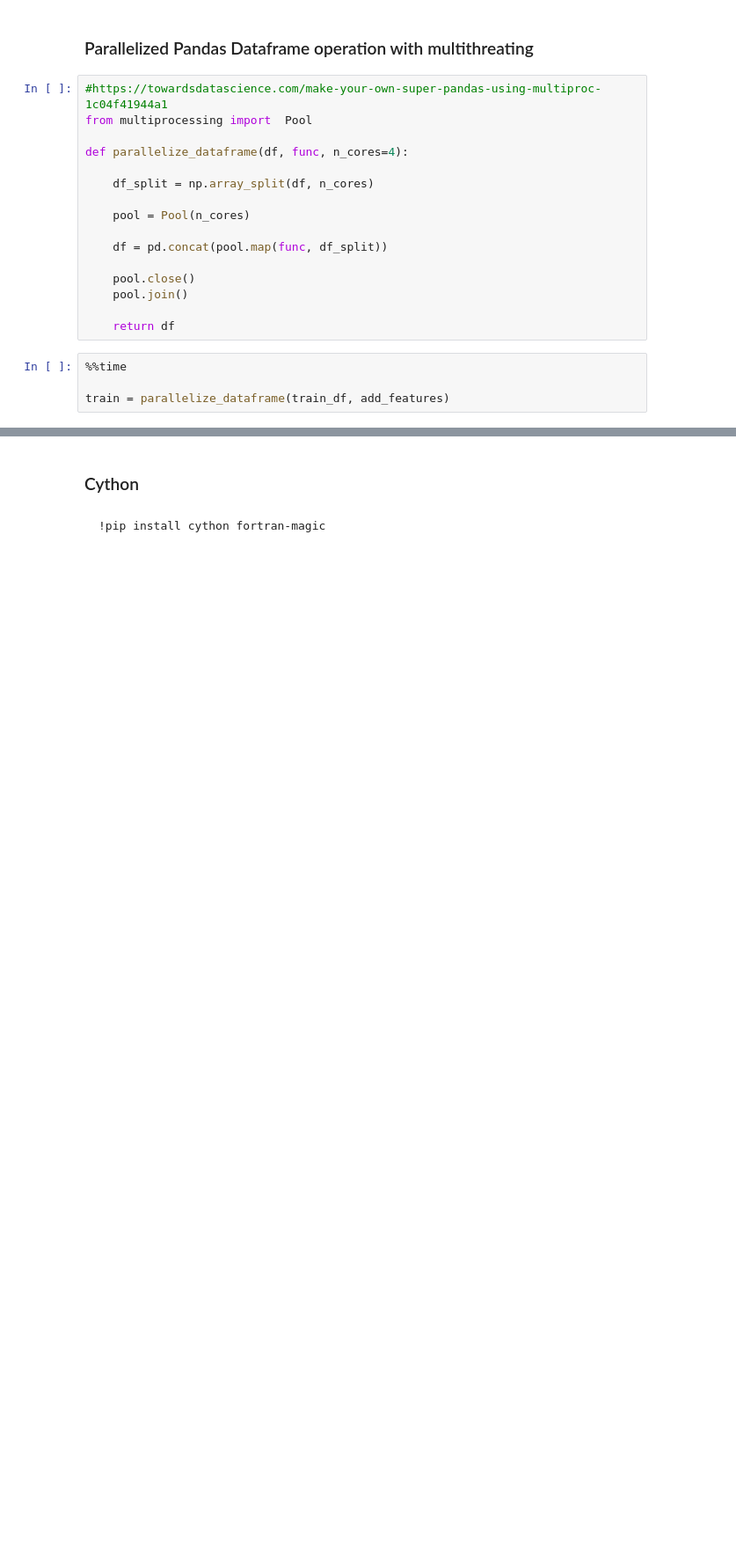
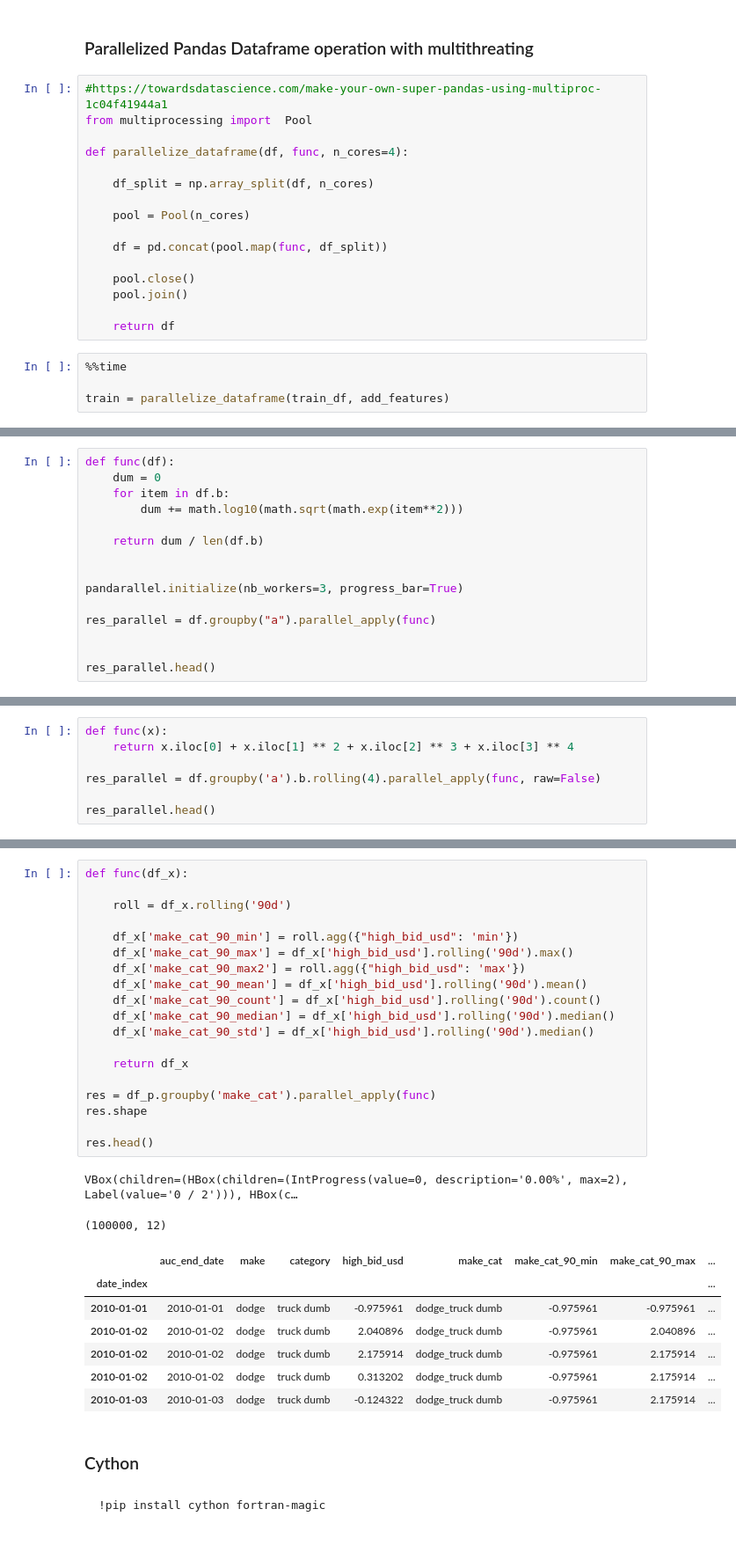
Before and after one commit to leandroohf/ds_pragmatic_programming, a Jupyter notebook: ds_pragmatic_programming_python.ipynb, the cells around one changed output, grey strips where cells are left out. Shown: that part at 88% size. Drawn from its saved outputs; the diff is of its cells as text; blank space fills up the shorter version.

```diff
--- a/ds_pragmatic_programming_python.ipynb
+++ b/ds_pragmatic_programming_python.ipynb
@@ -2835,0 +2863,15 @@ train = parallelize_dataframe(train_df, add_features)
+# %%
+def func(df):
+    dum = 0
+    for item in df.b:
+        dum += math.log10(math.sqrt(math.exp(item**2)))
+
+    return dum / len(df.b)
+
+
+pandarallel.initialize(nb_workers=3, progress_bar=True)
+
+res_parallel = df.groupby("a").parallel_apply(func)
+
+
+res_parallel.head()
@@ -2835,0 +2904,7 @@ train = parallelize_dataframe(train_df, add_features)
+# %%
+def func(x):
+    return x.iloc[0] + x.iloc[1] ** 2 + x.iloc[2] ** 3 + x.iloc[3] ** 4
+
+res_parallel = df.groupby('a').b.rolling(4).parallel_apply(func, raw=False)
+
+res_parallel.head()
@@ -2836,3 +3008,32 @@ train = parallelize_dataframe(train_df, add_features)
+# %%
+def func(df_x):
+
+    roll = df_x.rolling('90d')
+
+    df_x['make_cat_90_min'] = roll.agg({"high_bid_usd": 'min'})
+    df_x['make_cat_90_max'] = df_x['high_bid_usd'].rolling('90d').max()
+    df_x['make_cat_90_max2'] = roll.agg({"high_bid_usd": 'max'})
+    df_x['make_cat_90_mean'] = df_x['high_bid_usd'].rolling('90d').mean()
+    df_x['make_cat_90_count'] = df_x['high_bid_usd'].rolling('90d').count()
+    df_x['make_cat_90_median'] = df_x['high_bid_usd'].rolling('90d').median()
+    df_x['make_cat_90_std'] = df_x['high_bid_usd'].rolling('90d').median()
+
+    return df_x
+
+res = df_p.groupby('make_cat').parallel_apply(func)
+res.shape
+
+res.head()
+# %% [output]
+VBox(children=(HBox(children=(IntProgress(value=0, description='0.00%', max=2), Label(value='0 / 2'))), HBox(c…
+(100000, 12)
+|  | auc_end_date | make | category | high_bid_usd | make_cat | make_cat_90_min | make_cat_90_max | ... |
+| date_index |  |  |  |  |  |  |  | ... |
+| 2010-01-01 | 2010-01-01 | dodge | truck dumb | -0.975961 | dodge_truck dumb | -0.975961 | -0.975961 | ... |
+| 2010-01-02 | 2010-01-02 | dodge | truck dumb | 2.040896 | dodge_truck dumb | -0.975961 | 2.040896 | ... |
+| 2010-01-02 | 2010-01-02 | dodge | truck dumb | 2.175914 | dodge_truck dumb | -0.975961 | 2.175914 | ... |
+| 2010-01-02 | 2010-01-02 | dodge | truck dumb | 0.313202 | dodge_truck dumb | -0.975961 | 2.175914 | ... |
+| 2010-01-03 | 2010-01-03 | dodge | truck dumb | -0.124322 | dodge_truck dumb | -0.975961 | 2.175914 | ... |
 # %% [markdown]
 ### Cython
 # %% [markdown]
```
Also changed, not shown: parts of 7 cells of this notebook, 1 other file.
